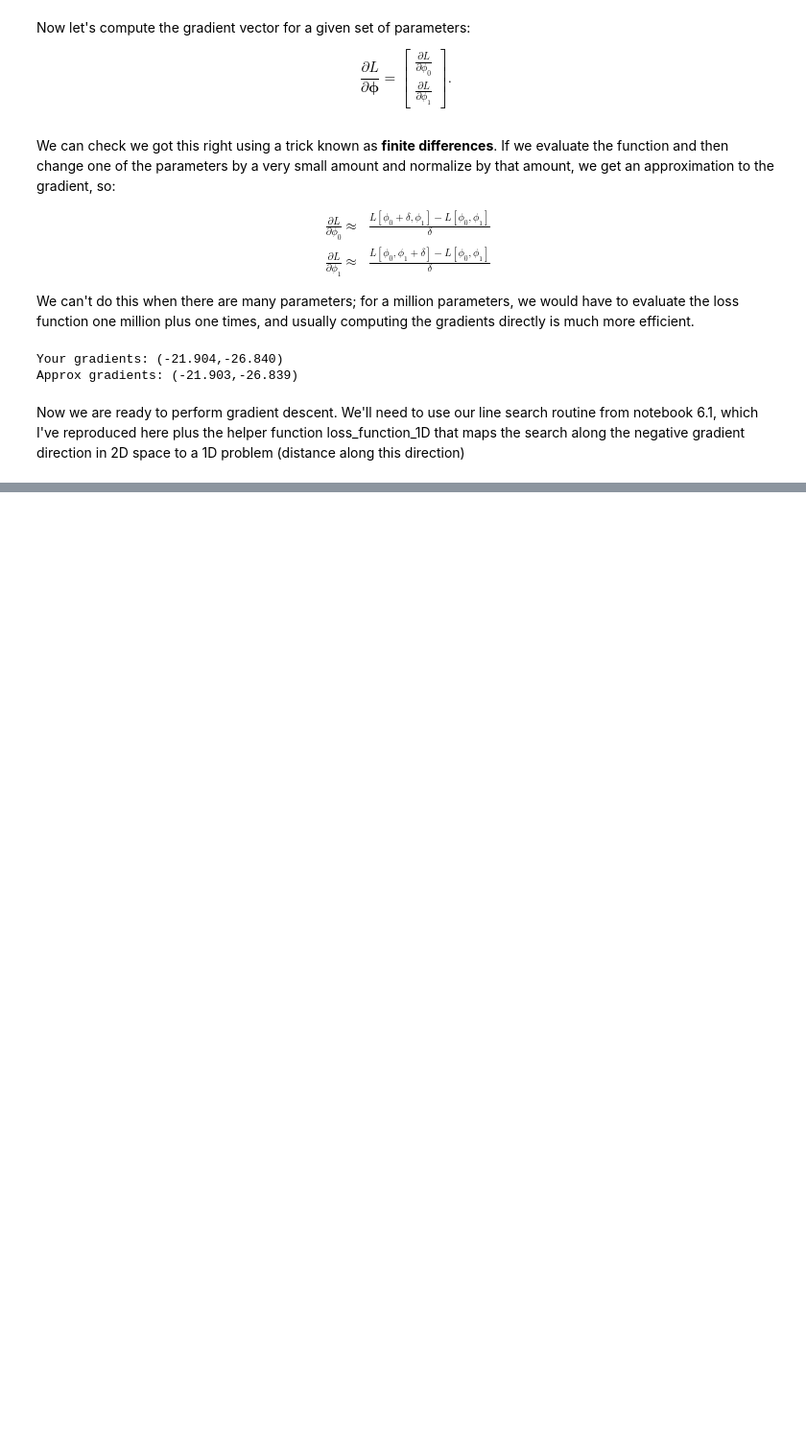
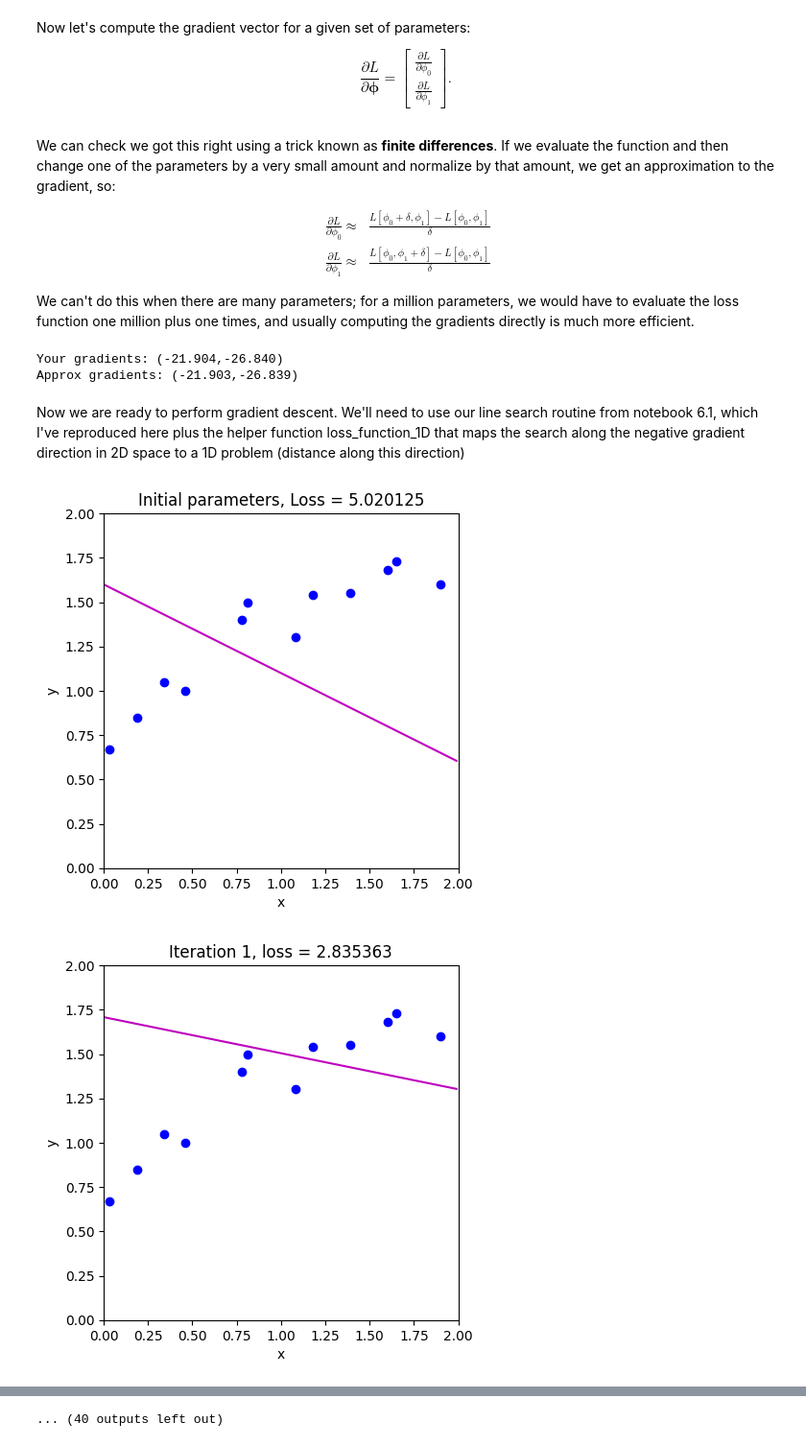
Before and after one commit to kai0511/udlbook, a Jupyter notebook: Notebooks/Chap06/6_2_Gradient_Descent.ipynb, the cells around one changed output, grey strips where cells are left out. Shown at 96% size. Drawn from its saved outputs; the diff is of its cells as text; code cells hidden in the pictures; blank space fills up the shorter version.

```diff
--- a/Notebooks/Chap06/6_2_Gradient_Descent.ipynb
+++ b/Notebooks/Chap06/6_2_Gradient_Descent.ipynb
@@ -197,30 +197,34 @@ def line_search(data, model, phi, gradient, thresh=.00001, max_dist = 0.1, max_i
     return (b + c)/2.0
 # %%
 def gradient_descent_step(phi, data,  model):
-  # TODO -- update Phi with the gradient descent step (equation 6.3)
-  # 1. Compute the gradient (you wrote this function above)
-  # 2. Find the best step size alpha using line search function (above) -- use negative gradient as going downhill
-  # 3. Update the parameters phi based on the gradient and the step size alpha.
-
-  return phi
+    # TODO -- update Phi with the gradient descent step (equation 6.3)
+    # 1. Compute the gradient (you wrote this function above)
+    # 2. Find the best step size alpha using line search function (above) -- use negative gradient as going downhill
+    # 3. Update the parameters phi based on the gradient and the step size alpha.
+    gradient = compute_gradient(data[0,:],data[1,:], phi)
+    alpha = line_search(data, model, phi, -gradient)
+    return phi - gradient * alpha
 # %%
 # Initialize the parameters and draw the model
-n_steps = 10
+n_steps = 50
 phi_all = np.zeros((2,n_steps+1))
 phi_all[0,0] = 1.6
 phi_all[1,0] = -0.5
 
 # Measure loss and draw initial model
 loss =  compute_loss(data[0,:], data[1,:], model, phi_all[:,0:1])
 draw_model(data,model,phi_all[:,0:1], "Initial parameters, Loss = %f"%(loss))
 
 # Repeatedly take gradient descent steps
 for c_step in range (n_steps):
   # Do gradient descent step
   phi_all[:,c_step+1:c_step+2] = gradient_descent_step(phi_all[:,c_step:c_step+1],data, model)
   # Measure loss and draw model
   loss =  compute_loss(data[0,:], data[1,:], model, phi_all[:,c_step+1:c_step+2])
   draw_model(data,model,phi_all[:,c_step+1], "Iteration %d, loss = %f"%(c_step+1,loss))
 
 # Draw the trajectory on the loss function
 draw_loss_function(compute_loss, data, model,phi_all)
+# %% [output]
+[figure, added]
+[figure, added]
@@ -226,0 +241 @@ draw_loss_function(compute_loss, data, model,phi_all)
+... (40 outputs left out)
```
Also changed, not shown: parts of 2 cells of this notebook.
